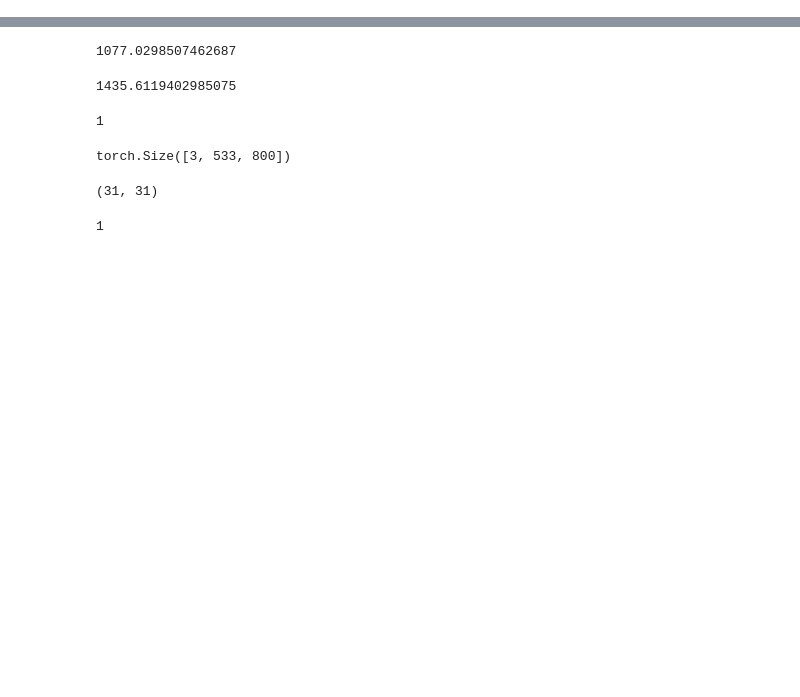
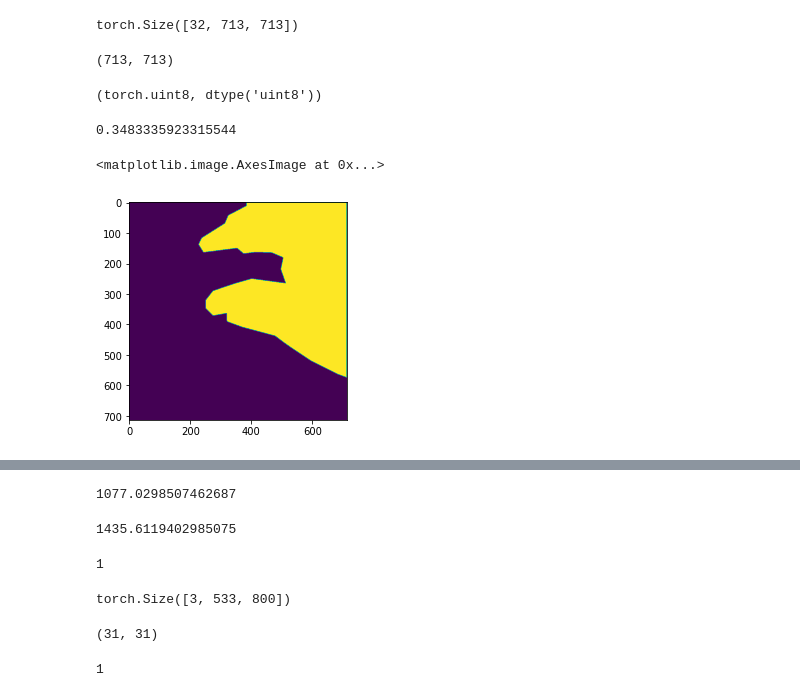
Before and after one commit to yizhe-ang/fake-detection-lab, a Jupyter notebook: notebooks/test.ipynb, the cells around one changed output, grey strips where cells are left out. Saved outputs shown, nothing was run; the diff lists cells and outputs as text; code cells hidden in the pictures; blank space fills up the shorter version.

```diff
--- a/notebooks/test.ipynb
+++ b/notebooks/test.ipynb
@@ -33,3 +34,4 @@ ds = InTheWildDataset()
 idx = 91
 data = ds[idx]
 img = data['img']
+gt_map = data['map']
@@ -35,0 +44,21 @@ img = data['img']
+# %%
+maps.shape
+# %% [output]
+torch.Size([32, 713, 713])
+# %%
+gt_map.shape
+# %% [output]
+(713, 713)
+# %%
+maps.dtype, gt_map.dtype
+# %% [output]
+(torch.uint8, dtype('uint8'))
+# %%
+gt_map.mean()
+# %% [output]
+0.3483335923315544
+# %%
+plt.imshow(gt_map)
+# %% [output]
+<matplotlib.image.AxesImage at 0x...>
+[figure, added]
```
Also changed, not shown: parts of 4 cells of this notebook, 25 other files.
